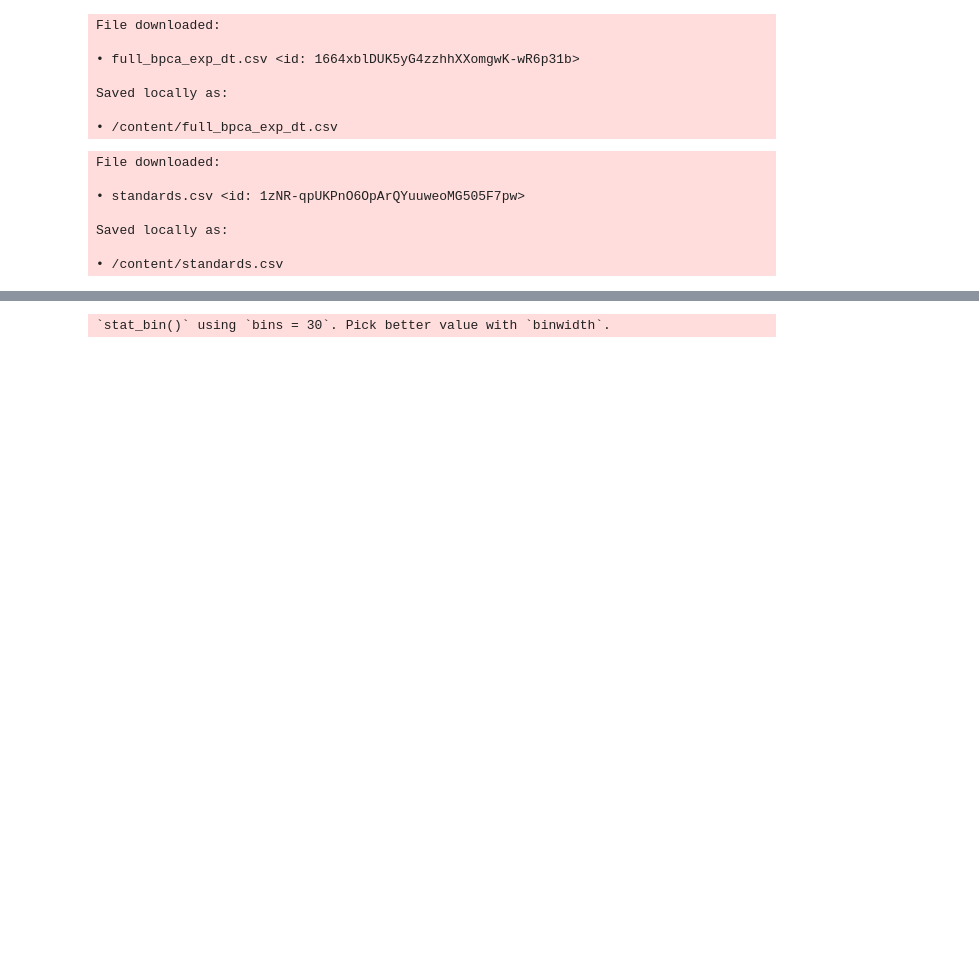
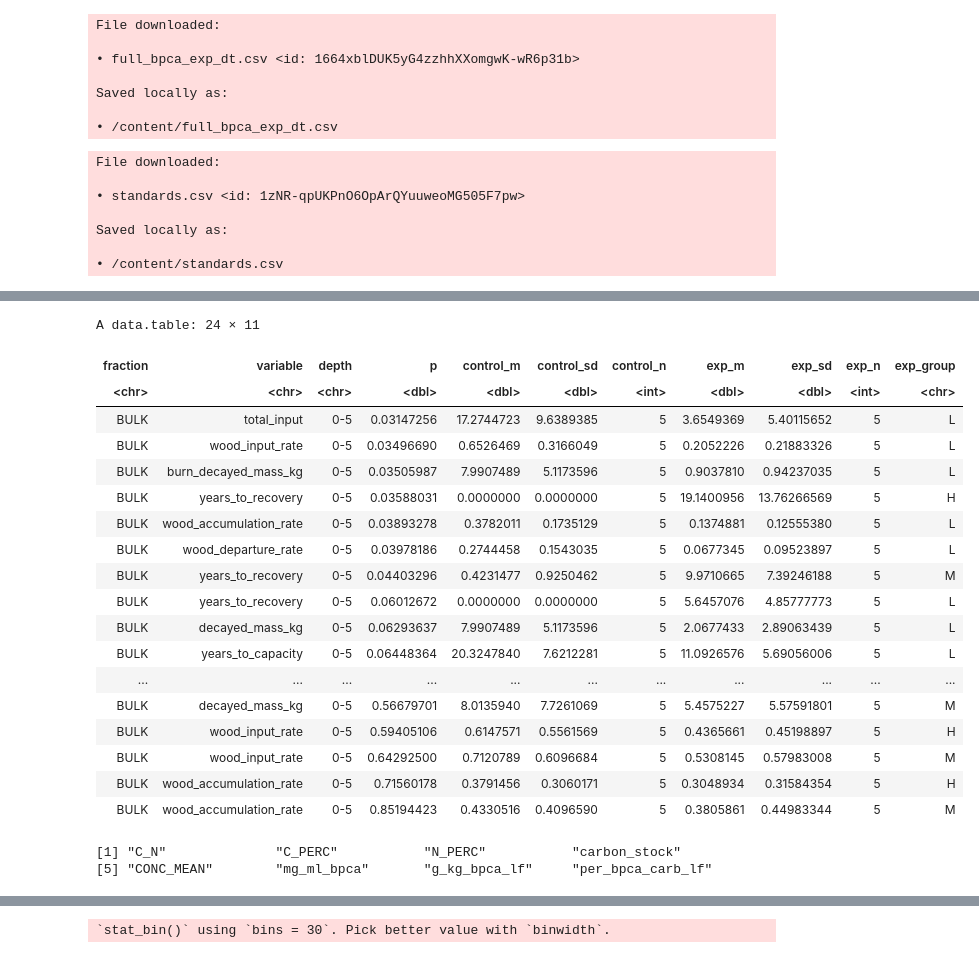
Before and after one commit to hayleypc/BPCA_HFF, a Jupyter notebook: BPCA_analysis_plotting.ipynb, the cells around one changed output, grey strips where cells are left out. Saved outputs shown, nothing was run; the diff lists cells and outputs as text; code cells hidden in the pictures; blank space fills up the shorter version.

```diff
--- a/BPCA_analysis_plotting.ipynb
+++ b/BPCA_analysis_plotting.ipynb
@@ -121,0 +285,62 @@ full_bpca_exp_dt[ACCEPT =='T' &!is.na(DEPTH),list(
+# %%
+t_tests_dwd_dt <-
+c('BULK') %>%
+lapply(function(frac){
+# ,'CONC_MEAN','mg_ml_bpca','g_kg_bpca_lf','per_bpca_carb_lf'
+c('decayed_mass_kg','total_input','burn_decayed_mass_kg','wood_input_rate','wood_departure_rate','wood_accumulation_rate','years_to_capacity','years_to_recovery') %>%
+lapply(function(variable){
+c('H','M','L') %>%
+lapply(function(group){
+control_dt <- analysis_full_bpca_exp_dt[exp_group ==group][BURN_SEVERITY=='control'][FRACTION == frac]
+exp_dt <- analysis_full_bpca_exp_dt[exp_group ==group][BURN_SEVERITY!='control'][FRACTION == frac]
+
+
+(exp_dt$DEPTH %>% levels)[1] %>%
+lapply(function(y){
+
+# if( (length(!(control_dt[FRACTION == frac][DEPTH==y][[variable]]%>% is.na)) >2) &
+#     (length(!(exp_dt[FRACTION == frac][DEPTH==y][[variable]] %>% is.na)) >2) ){
+      # print((length(!(control_dt[FRACTION == frac][DEPTH==y][[variable]]%>% is.na)) >2))
+      # print((length(!(exp_dt[FRACTION == frac][DEPTH==y][[variable]] %>% is.na)) >2) )
+      # print(frac)
+      # print(variable)
+t_result <- t.test(control_dt[FRACTION == frac][DEPTH==y][[variable]] ,exp_dt[FRACTION == frac][DEPTH==y][[variable]] )
+data.table(fraction=frac,
+          variable=variable,
+          burn_severity = unique(exp_dt$burn_severity),
+          depth=y,p=t_result$p.value,
+          control_m = mean(control_dt[FRACTION == frac][DEPTH==y][[variable]],na.rm=T),
+          control_sd = sd(control_dt[FRACTION == frac][DEPTH==y][[variable]],na.rm=T),
+          control_n = length(control_dt[FRACTION == frac][DEPTH==y][[variable]] ),
+          exp_m = mean(exp_dt[FRACTION == frac][DEPTH==y][[variable]],na.rm=T),
+          exp_sd = sd(exp_dt[FRACTION == frac][DEPTH==y][[variable]],na.rm=T),
+          exp_n = length(exp_dt[FRACTION == frac][DEPTH==y][[variable]] ),
+          exp_group = group
+          )
+# }else(return(NULL))
+}) %>% rbindlist
+}) %>% rbindlist
+}) %>% rbindlist
+}) %>% rbindlist
+# %%
+t_tests_dwd_dt
+# %% [output]
+A data.table: 24 × 11
+| fraction | variable | depth | p | control_m | control_sd | control_n | exp_m | exp_sd | exp_n | exp_group |
+| <chr> | <chr> | <chr> | <dbl> | <dbl> | <dbl> | <int> | <dbl> | <dbl> | <int> | <chr> |
+| BULK | total_input | 0-5 | 0.03147256 | 17.2744723 | 9.6389385 | 5 | 3.6549369 | 5.40115652 | 5 | L |
+| BULK | wood_input_rate | 0-5 | 0.03496690 | 0.6526469 | 0.3166049 | 5 | 0.2052226 | 0.21883326 | 5 | L |
+| BULK | burn_decayed_mass_kg | 0-5 | 0.03505987 | 7.9907489 | 5.1173596 | 5 | 0.9037810 | 0.94237035 | 5 | L |
+| BULK | years_to_recovery | 0-5 | 0.03588031 | 0.0000000 | 0.0000000 | 5 | 19.1400956 | 13.76266569 | 5 | H |
+| BULK | wood_accumulation_rate | 0-5 | 0.03893278 | 0.3782011 | 0.1735129 | 5 | 0.1374881 | 0.12555380 | 5 | L |
+| BULK | wood_departure_rate | 0-5 | 0.03978186 | 0.2744458 | 0.1543035 | 5 | 0.0677345 | 0.09523897 | 5 | L |
+| BULK | years_to_recovery | 0-5 | 0.04403296 | 0.4231477 | 0.9250462 | 5 | 9.9710665 | 7.39246188 | 5 | M |
+| BULK | years_to_recovery | 0-5 | 0.06012672 | 0.0000000 | 0.0000000 | 5 | 5.6457076 | 4.85777773 | 5 | L |
+| BULK | decayed_mass_kg | 0-5 | 0.06293637 | 7.9907489 | 5.1173596 | 5 | 2.0677433 | 2.89063439 | 5 | L |
+| BULK | years_to_capacity | 0-5 | 0.06448364 | 20.3247840 | 7.6212281 | 5 | 11.0926576 | 5.69056006 | 5 | L |
+| ... | ... | ... | ... | ... | ... | ... | ... | ... | ... | ... |
+| BULK | decayed_mass_kg | 0-5 | 0.56679701 | 8.0135940 | 7.7261069 | 5 | 5.4575227 | 5.57591801 | 5 | M |
+| BULK | wood_input_rate | 0-5 | 0.59405106 | 0.6147571 | 0.5561569 | 5 | 0.4365661 | 0.45198897 | 5 | H |
+| BULK | wood_input_rate | 0-5 | 0.64292500 | 0.7120789 | 0.6096684 | 5 | 0.5308145 | 0.57983008 | 5 | M |
+| BULK | wood_accumulation_rate | 0-5 | 0.71560178 | 0.3791456 | 0.3060171 | 5 | 0.3048934 | 0.31584354 | 5 | H |
+| BULK | wood_accumulation_rate | 0-5 | 0.85194423 | 0.4330516 | 0.4096590 | 5 | 0.3805861 | 0.44983344 | 5 | M |
@@ -121,0 +351,5 @@ full_bpca_exp_dt[ACCEPT =='T' &!is.na(DEPTH),list(
+# %%
+t_tests_dt$variable %>% unique
+# %% [output]
+[1] "C_N"              "C_PERC"           "N_PERC"           "carbon_stock"
+[5] "CONC_MEAN"        "mg_ml_bpca"       "g_kg_bpca_lf"     "per_bpca_carb_lf"
```
Also changed, not shown: parts of 29 cells of this notebook.
